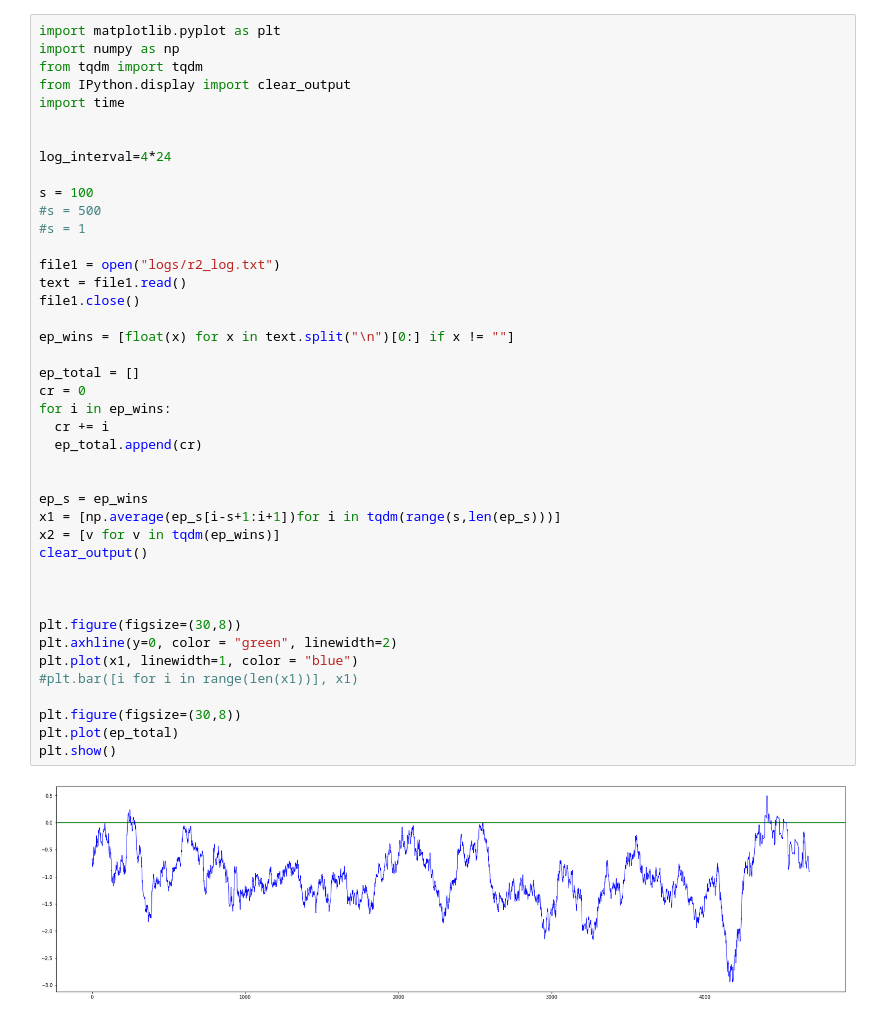
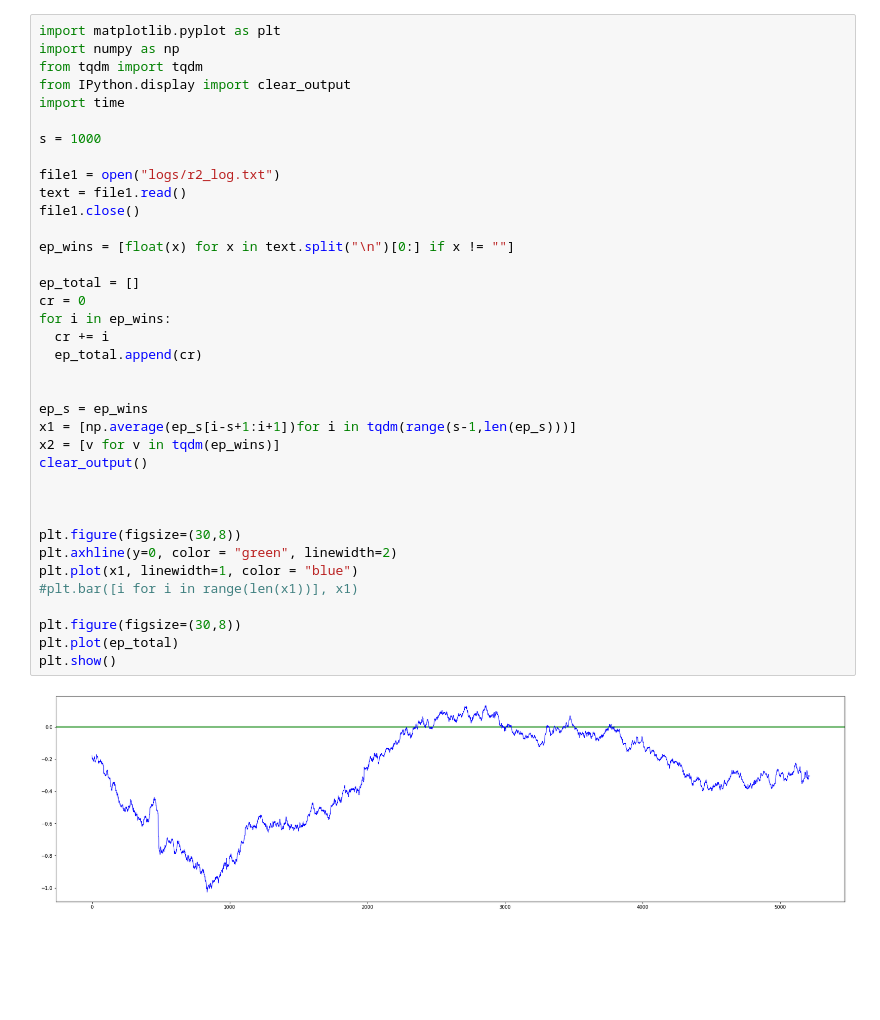
Before and after one commit to dercodeKoenig/dqn_trading_4.0, a Jupyter notebook: visualization.ipynb, the cells around one changed output. Saved outputs shown, nothing was run; the diff lists cells and outputs as text; blank space fills up the shorter version.

```diff
--- a/visualization.ipynb
+++ b/visualization.ipynb
@@ -5,40 +5,35 @@ from tqdm import tqdm
 from IPython.display import clear_output
 import time
 
-
-log_interval=4*24
-
-s = 100
-#s = 500
-#s = 1
+s = 1000
 
 file1 = open("logs/r2_log.txt")
 text = file1.read()
 file1.close()
 
 ep_wins = [float(x) for x in text.split("\n")[0:] if x != ""]
 
 ep_total = []
 cr = 0
 for i in ep_wins:
   cr += i
   ep_total.append(cr)
 
 
 ep_s = ep_wins
-x1 = [np.average(ep_s[i-s+1:i+1])for i in tqdm(range(s,len(ep_s)))]
+x1 = [np.average(ep_s[i-s+1:i+1])for i in tqdm(range(s-1,len(ep_s)))]
 x2 = [v for v in tqdm(ep_wins)]
 clear_output()
 
 
 
 plt.figure(figsize=(30,8))
 plt.axhline(y=0, color = "green", linewidth=2)
 plt.plot(x1, linewidth=1, color = "blue")
 #plt.bar([i for i in range(len(x1))], x1)
 
 plt.figure(figsize=(30,8))
 plt.plot(ep_total)
 plt.show()
 # %% [output]
-[figure, old version]
+[figure, new version]
```
Also changed, not shown: parts of 5 cells of this notebook, 9 other files.
